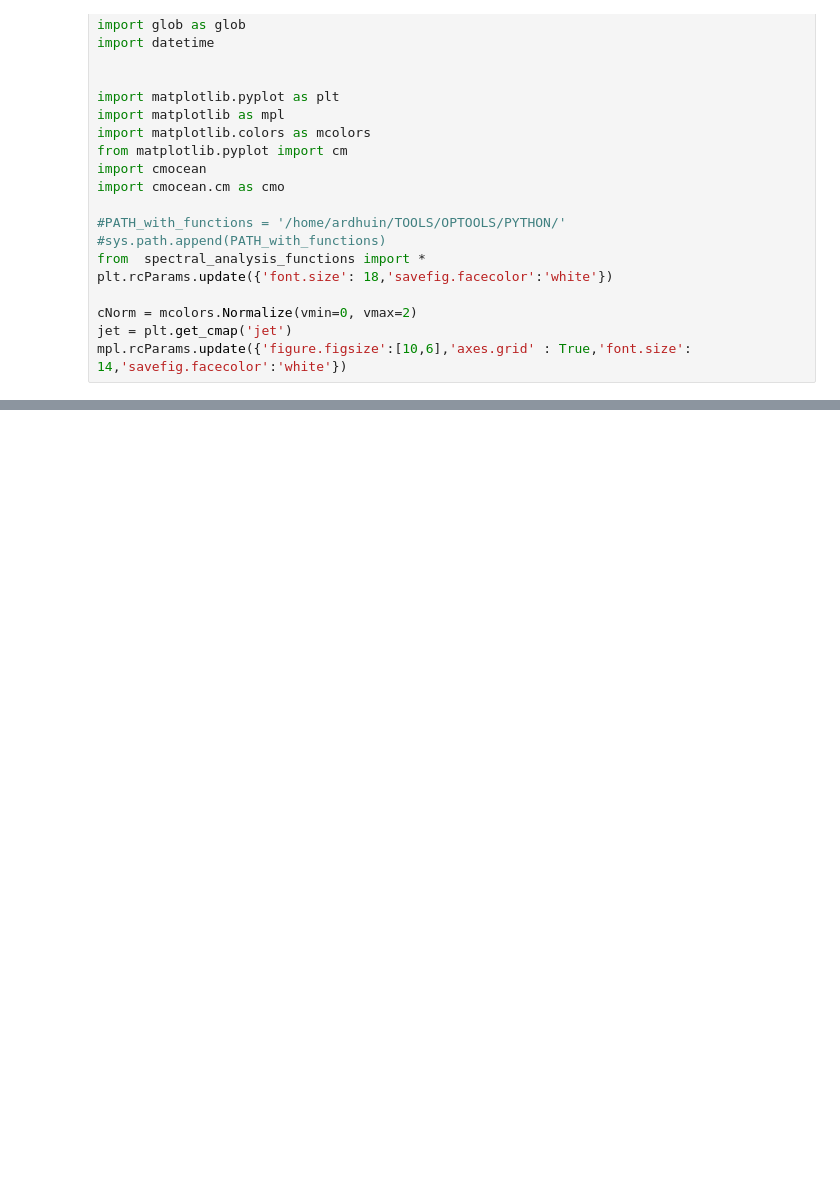
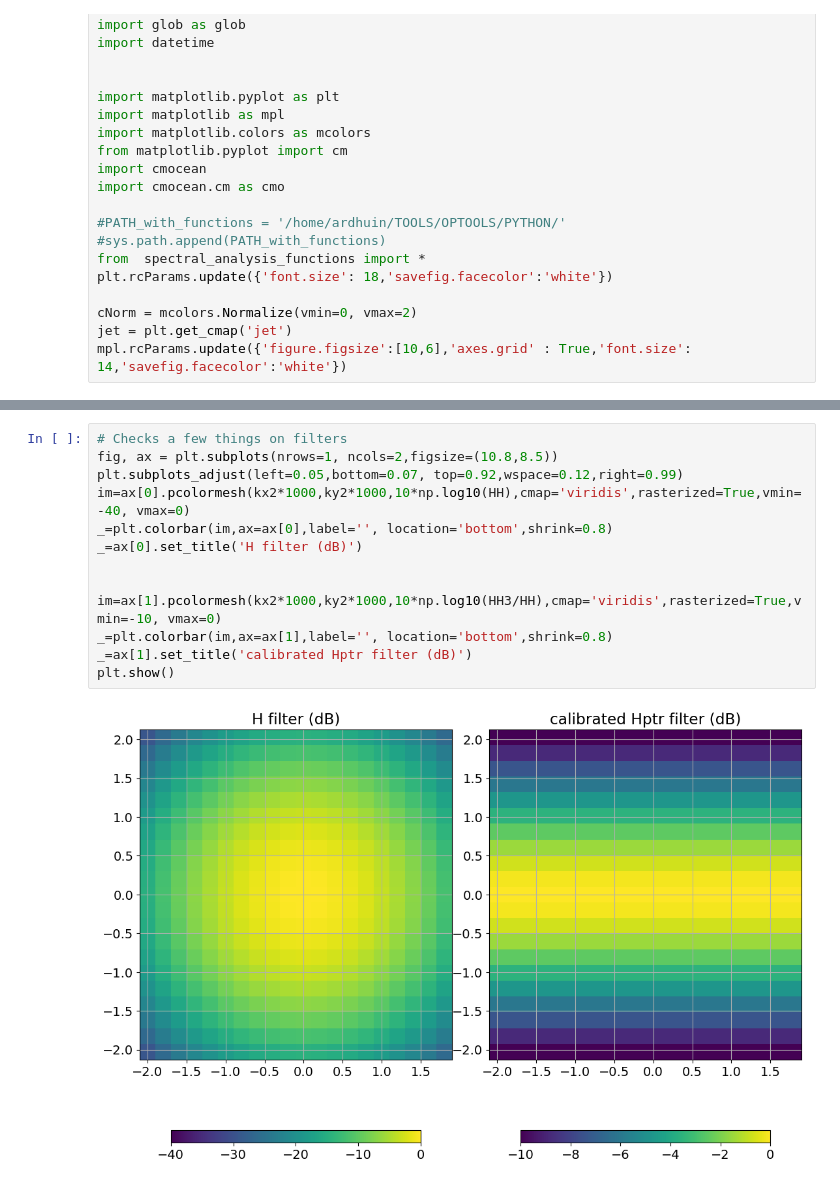
Before and after one commit to ardhuin/swellSWOT, a Jupyter notebook: analysis_track.ipynb, the cells around one changed output, grey strips where cells are left out. Cells and saved outputs as stored; diff of their text form; blank space fills up the shorter version.

```diff
--- a/analysis_track.ipynb
+++ b/analysis_track.ipynb
@@ -215,0 +261,15 @@ dm_WW3 = data["dm_WW3"]
+# %%
+# Checks a few things on filters
+fig, ax = plt.subplots(nrows=1, ncols=2,figsize=(10.8,8.5))
+plt.subplots_adjust(left=0.05,bottom=0.07, top=0.92,wspace=0.12,right=0.99)
+im=ax[0].pcolormesh(kx2*1000,ky2*1000,10*np.log10(HH),cmap='viridis',rasterized=True,vmin=-40, vmax=0)
+_=plt.colorbar(im,ax=ax[0],label='', location='bottom',shrink=0.8)
+_=ax[0].set_title('H filter (dB)')
+
+
+im=ax[1].pcolormesh(kx2*1000,ky2*1000,10*np.log10(HH3/HH),cmap='viridis',rasterized=True,vmin=-10, vmax=0)
+_=plt.colorbar(im,ax=ax[1],label='', location='bottom',shrink=0.8)
+_=ax[1].set_title('calibrated Hptr filter (dB)')
+plt.show()
+# %% [output]
+[figure, added]
```
Also changed, not shown: parts of 3 cells of this notebook, 3 other files.
